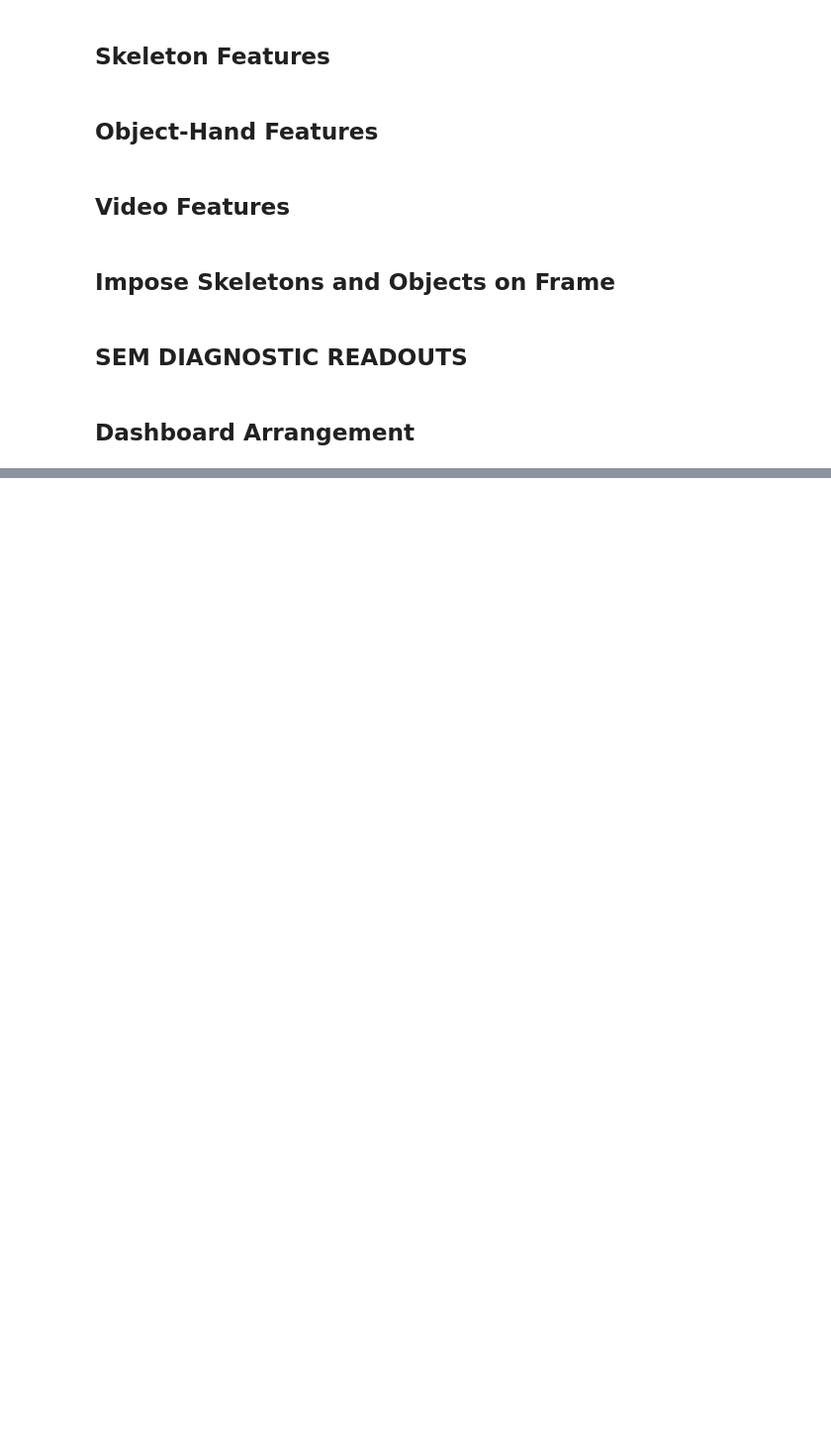
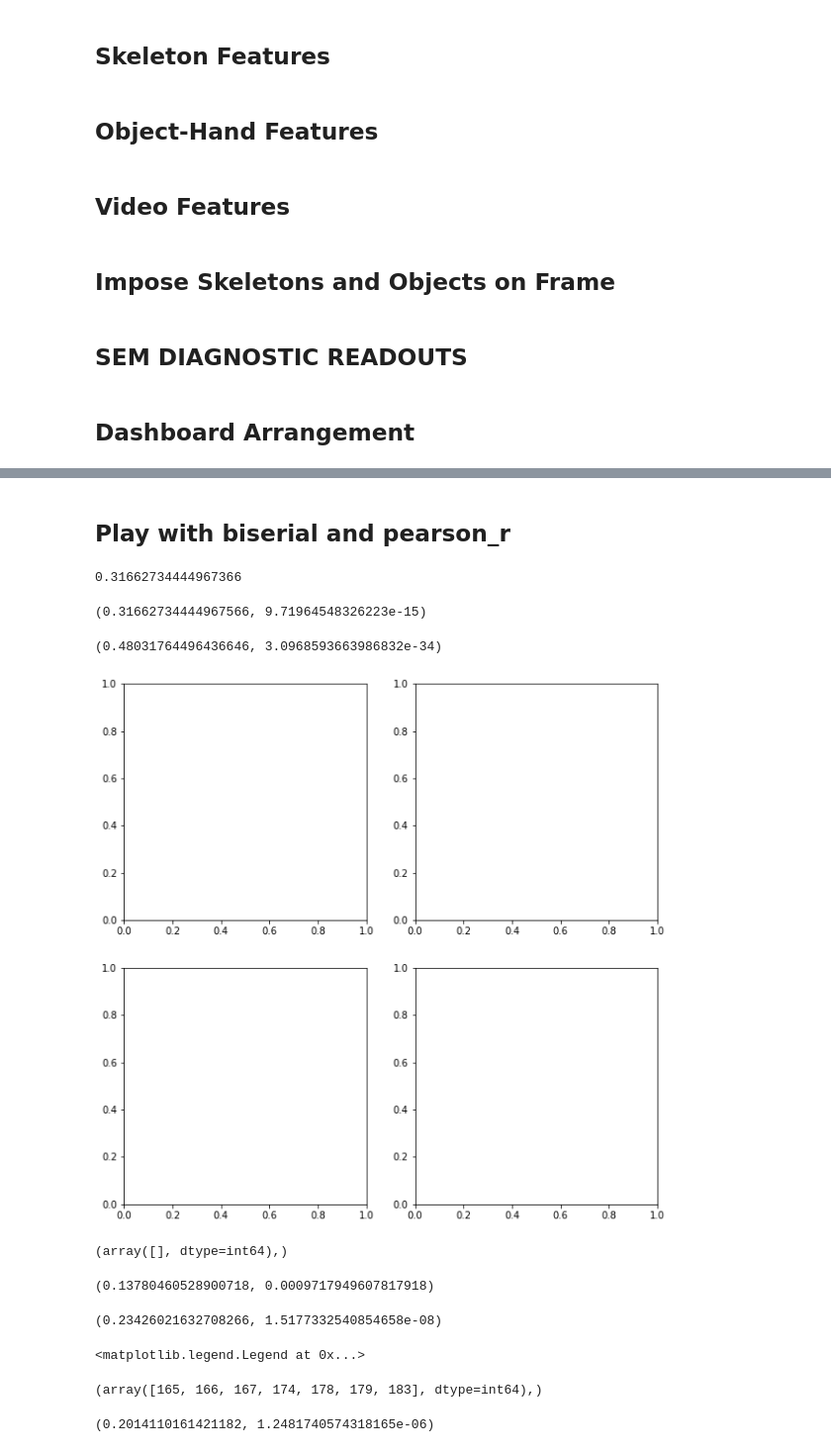
Before and after one commit to mbezdek/extended-event-modeling, a Jupyter notebook: input_viz_refactored.ipynb, the cells around one changed output, grey strips where cells are left out. Shown at 99% size. Saved outputs shown, nothing was run; the diff lists cells and outputs as text; code cells hidden in the pictures; blank space fills up the shorter version.

```diff
--- a/input_viz_refactored.ipynb
+++ b/input_viz_refactored.ipynb
@@ -741,0 +968,2 @@ ValueError: too many values to unpack (expected 2)
+# %% [markdown]
+## Play with biserial and pearson_r
@@ -741,0 +978,65 @@ ValueError: too many values to unpack (expected 2)
+# %%
+def get_point_biserial(boundaries_binned, binned_comp) -> float:
+    M_1 = np.mean(binned_comp[boundaries_binned != 0])
+    M_0 = np.mean(binned_comp[boundaries_binned == 0])
+
+    n_1 = np.sum(boundaries_binned != 0)
+    n_0 = np.sum(boundaries_binned == 0)
+    n = n_1 + n_0
+
+    s = np.std(binned_comp)
+    r_pb = (M_1 - M_0) / s * np.sqrt(n_1 * n_0 / (float(n) ** 2))
+    return r_pb
+pred_boundaries = get_binned_prediction(sem_readouts['post'], second_interval=second_interval,
+                                        sample_per_second=3)
+# Padding prediction boundaries, could be changed to have higher resolution but not necessary
+pred_boundaries = np.hstack([[0] * round(first_frame / fps / second_interval), pred_boundaries]).astype(bool)
+# gt_freqs_local = gaussian_filter1d(gt_freqs, 2)
+last = min(len(pred_boundaries), len(gt_freqs))
+bicorr = get_point_biserial(pred_boundaries[:last].astype(int), gt_freqs[:last])
+bicorr
+# %% [output]
+0.31662734444967366
+# %%
+r, p = stats.pearsonr(pred_boundaries[:last].astype(int), gt_freqs[:last])
+r, p
+# %% [output]
+(0.31662734444967566, 9.71964548326223e-15)
+# %%
+pred_boundaries_gaussed = gaussian_filter1d(pred_boundaries.astype(float), 1)
+r, p = stats.pearsonr(pred_boundaries_gaussed[:last], gt_freqs[:last])
+r, p
+# %% [output]
+(0.48031764496436646, 3.0968593663986832e-34)
+# %%
+fig, axs = plt.subplots(2, 2, figsize=(10,10))
+# %% [output]
+[figure, added]
+# %%
+pred_boundaries_tinker = pred_boundaries.copy()
+pred_boundaries_tinker[:200] = 0
+pred_boundaries_tinker[200:] = 0
+print(np.where(pred_boundaries_tinker != 0))
+pred_boundaries_tinker[[182]] = 1
+r, p = stats.pearsonr(pred_boundaries_tinker[:last], gt_freqs[:last])
+r, p
+# %% [output]
+(array([], dtype=int64),)
+(0.13780460528900718, 0.0009717949607817918)
+# %%
+pred_boundaries_tinker_gaussed = gaussian_filter1d(pred_boundaries_tinker.astype(float), 1)
+r_blurred, p = stats.pearsonr(pred_boundaries_tinker_gaussed[:last], gt_freqs[:last])
+r_blurred, p
+# %% [output]
+(0.23426021632708266, 1.5177332540854658e-08)
+# %%
+axs[0][0].plot(gt_freqs, label='Subjects')
+# axs[0][0].plot(pred_boundaries_tinker, label='Model')
+axs[0][0].vlines(np.where(pred_boundaries_tinker != 0)[0], ymin=0, ymax=1, alpha=0.5, label='Model', linestyles='dotted')
+axs[0][0].plot(pred_boundaries_tinker_gaussed, label='Gauss', alpha=0.3)
+axs[0][0].text(0.1, 0.8, f'bicorr={r:.3f}, pearson_r={r_blurred:.3f}')
+axs[0][0].set_ylim()
+axs[0][0].legend()
+# fig
+# %% [output]
+<matplotlib.legend.Legend at 0x...>
@@ -741,0 +1051,11 @@ ValueError: too many values to unpack (expected 2)
+# %%
+pred_boundaries_tinker = pred_boundaries.copy()
+pred_boundaries_tinker[:150] = 0
+pred_boundaries_tinker[200:] = 0
+print(np.where(pred_boundaries_tinker != 0))
+# pred_boundaries_tinker[[165, 179]] = 1
+r, p = stats.pearsonr(pred_boundaries_tinker[:last], gt_freqs[:last])
+r, p
+# %% [output]
+(array([165, 166, 167, 174, 178, 179, 183], dtype=int64),)
+(0.2014110161421182, 1.2481740574318165e-06)
```
Also changed, not shown: parts of 31 cells of this notebook, 4 other files.
